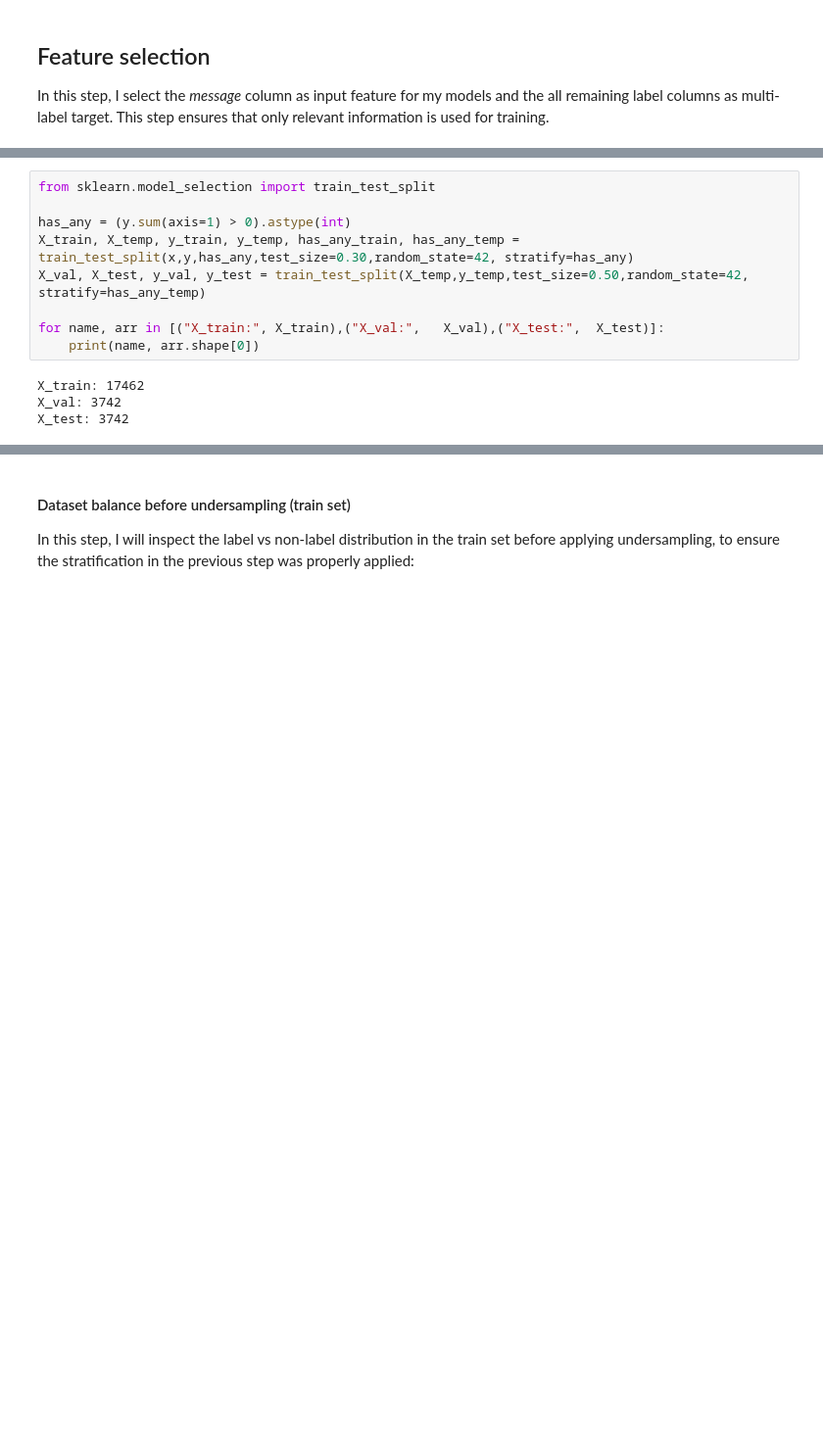
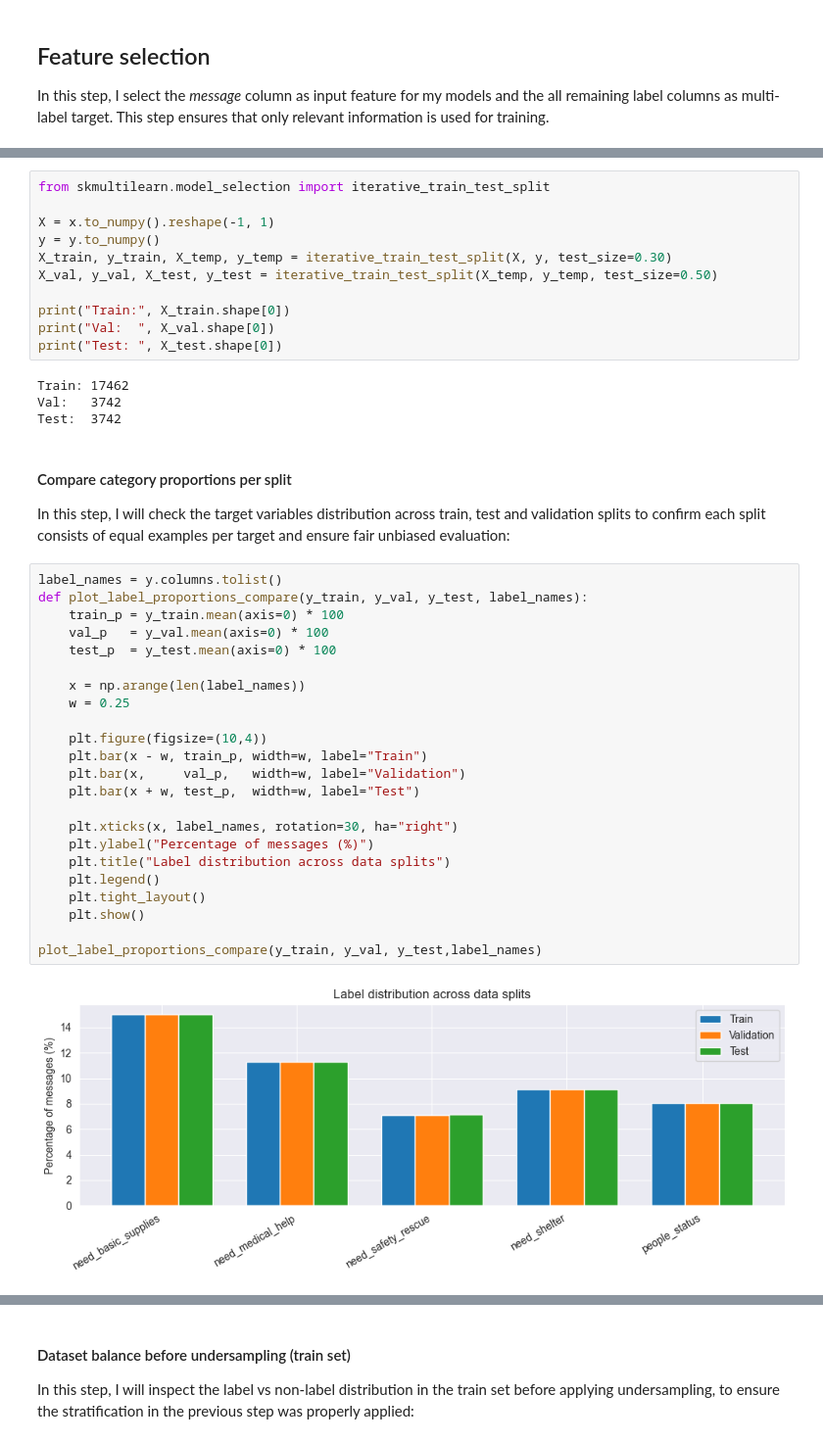
Before and after one commit to KaterinaSSlavova/Crisis-Help-Classification, a Jupyter notebook: Notebooks/02_data_provisioning.ipynb, the cells around one changed output, grey strips where cells are left out. Shown at 98% size. Drawn from its saved outputs; the diff is of its cells as text; blank space fills up the shorter version.

Commit message:
adding iterative split, explaining distilbert and mnb

```diff
--- a/Notebooks/02_data_provisioning.ipynb
+++ b/Notebooks/02_data_provisioning.ipynb
@@ -1138,13 +1140,43 @@ In this step, I split my data into three subsets - train (70%), validation (15%)
 # %%
-from sklearn.model_selection import train_test_split
+from skmultilearn.model_selection import iterative_train_test_split
 
-has_any = (y.sum(axis=1) > 0).astype(int)
-X_train, X_temp, y_train, y_temp, has_any_train, has_any_temp = train_test_split(x,y,has_any,test_size=0.30,random_state=42, stratify=has_any)
-X_val, X_test, y_val, y_test = train_test_split(X_temp,y_temp,test_size=0.50,random_state=42, stratify=has_any_temp)
+X = x.to_numpy().reshape(-1, 1)
+y = y.to_numpy()
+X_train, y_train, X_temp, y_temp = iterative_train_test_split(X, y, test_size=0.30)
+X_val, y_val, X_test, y_test = iterative_train_test_split(X_temp, y_temp, test_size=0.50)
 
-for name, arr in [("X_train:", X_train),("X_val:",   X_val),("X_test:",  X_test)]:
-    print(name, arr.shape[0])
+print("Train:", X_train.shape[0])
+print("Val:  ", X_val.shape[0])
+print("Test: ", X_test.shape[0])
 # %% [output]
-X_train: 17462
-X_val: 3742
-X_test: 3742
+Train: 17462
+Val:   3742
+Test:  3742
+# %% [markdown]
+#### Compare category proportions per split
+In this step, I will check the target variables distribution across train, test and validation splits to confirm each split consists of equal examples per target and ensure fair unbiased evaluation:
+# %%
+label_names = y.columns.tolist()
+def plot_label_proportions_compare(y_train, y_val, y_test, label_names):
+    train_p = y_train.mean(axis=0) * 100
+    val_p   = y_val.mean(axis=0) * 100
+    test_p  = y_test.mean(axis=0) * 100
+
+    x = np.arange(len(label_names))
+    w = 0.25
+
+    plt.figure(figsize=(10,4))
+    plt.bar(x - w, train_p, width=w, label="Train")
+    plt.bar(x,     val_p,   width=w, label="Validation")
+    plt.bar(x + w, test_p,  width=w, label="Test")
+
+    plt.xticks(x, label_names, rotation=30, ha="right")
+    plt.ylabel("Percentage of messages (%)")
+    plt.title("Label distribution across data splits")
+    plt.legend()
+    plt.tight_layout()
+    plt.show()
+
+plot_label_proportions_compare(y_train, y_val, y_test,label_names)
+# %% [output]
+[figure, added]
```
Also changed, not shown: parts of 5 cells of this notebook, 3 other files.
